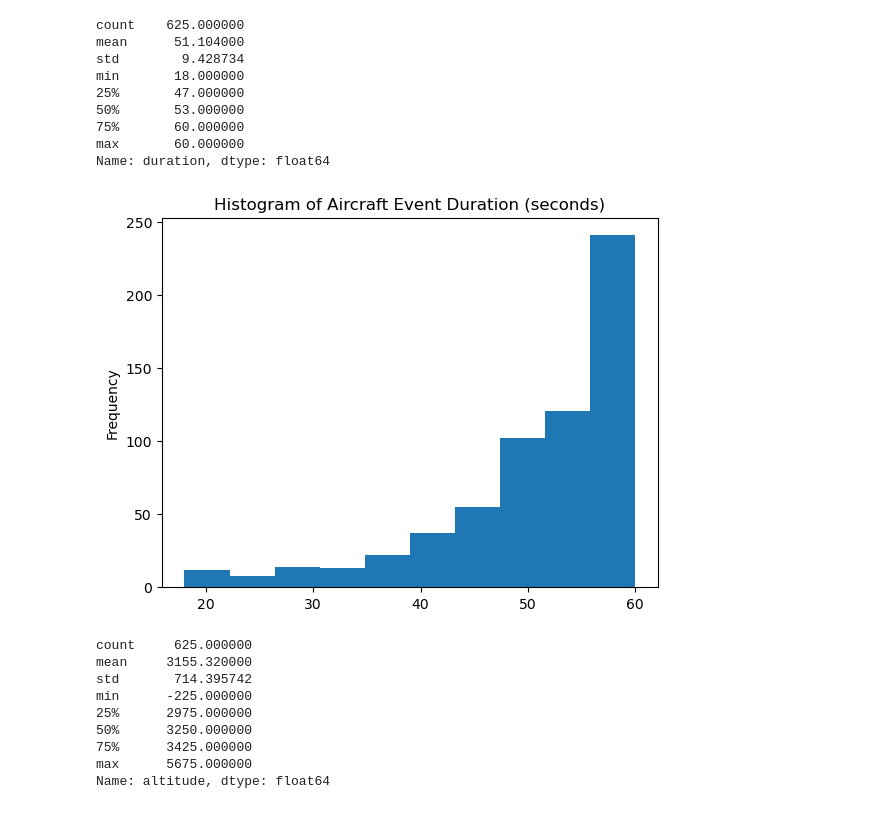
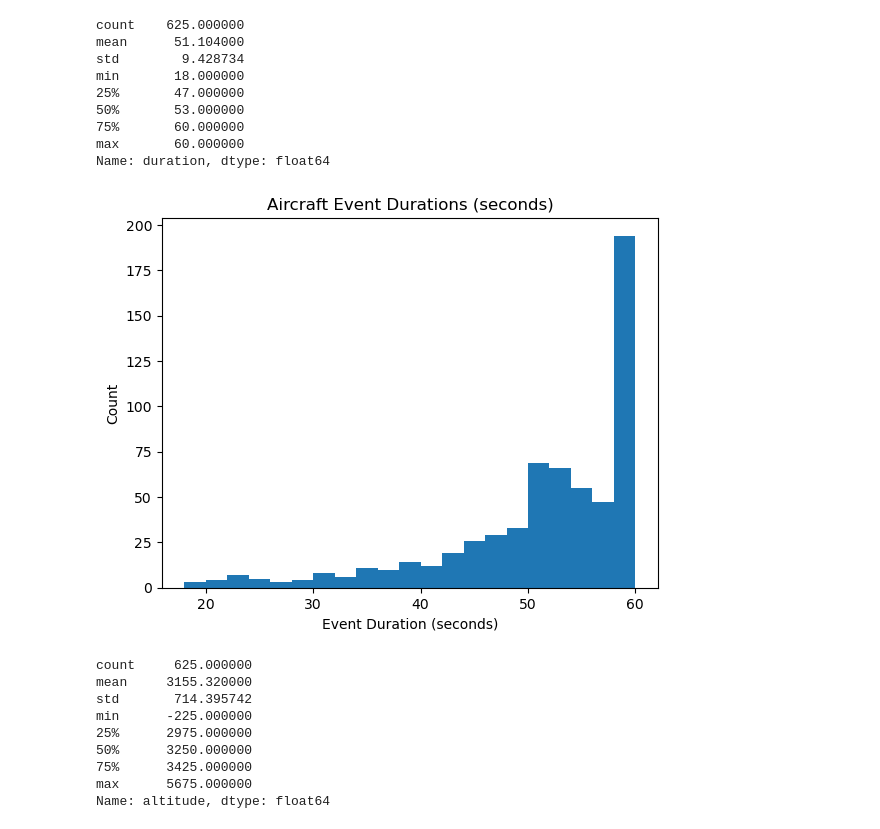
Before and after one commit to aerosonicdb/AeroSonicDB-YPAD0523, a Jupyter notebook: notebooks/dataset-summary.ipynb, the cells around one changed output. Cells and saved outputs as stored; diff of their text form; code cells hidden in the pictures.

```diff
--- a/notebooks/1.0-BD-dataset-summary.ipynb
+++ b/notebooks/dataset-summary.ipynb
@@ -116,11 +182,14 @@ min       18.000000
 max       60.000000
 Name: duration, dtype: float64
 # %%
-ac.duration.plot(kind='hist')
-plt.title('Histogram of Aircraft Event Duration (seconds)')
+ac.duration.plot(kind='hist', bins=21)
+plt.title('Aircraft Event Durations (seconds)')
+plt.ylabel('Count')
+plt.xlabel('Event Duration (seconds)')
+plt.savefig(f'../figures/aircraft_event_durations.png', dpi=300)
 plt.show()
 # %% [output]
-[figure, old version]
+[figure, new version]
 # %%
 ac['altitude'].describe()
 # %% [output]
```
Also changed, not shown: parts of 26 cells of this notebook, 11 other files.
